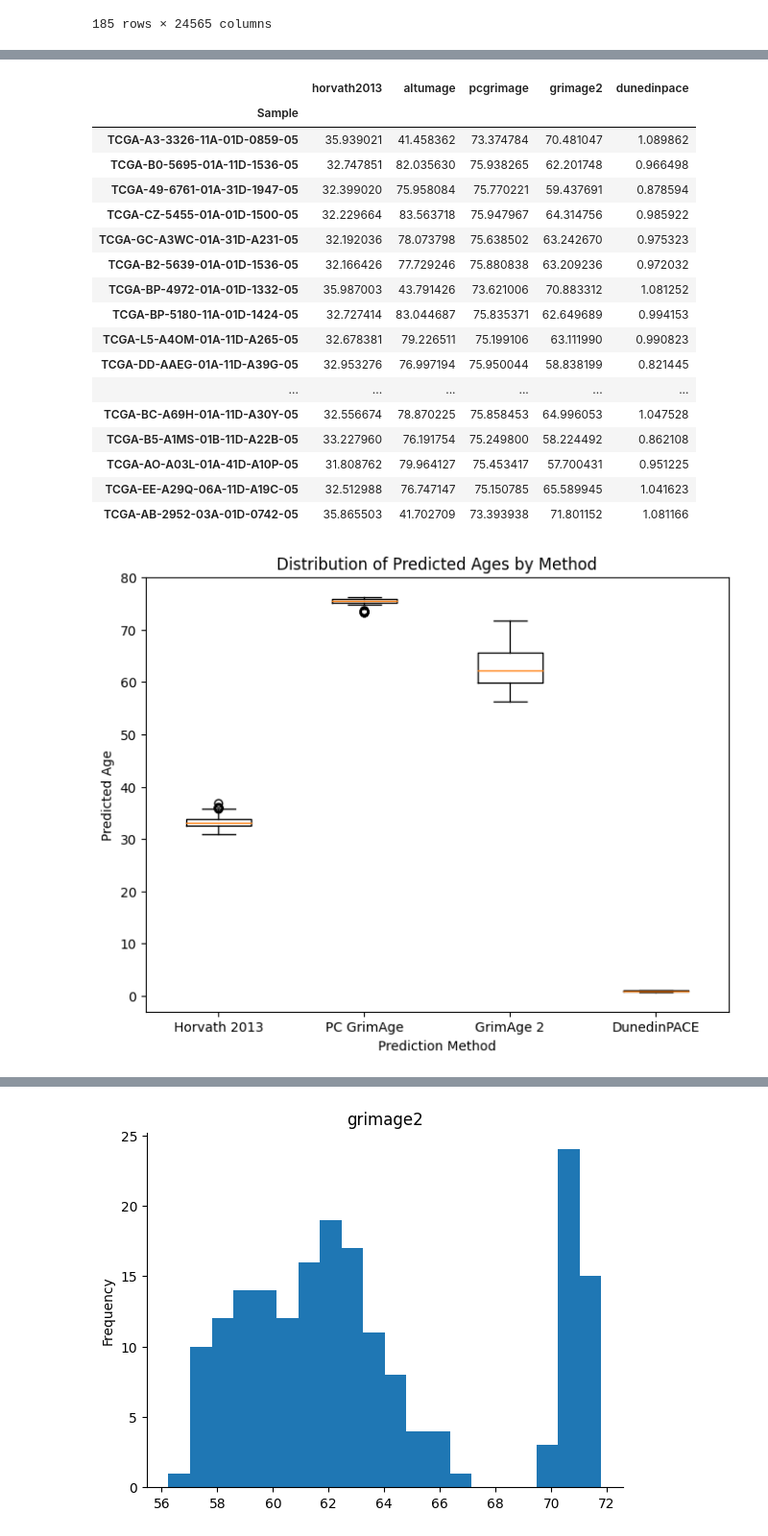
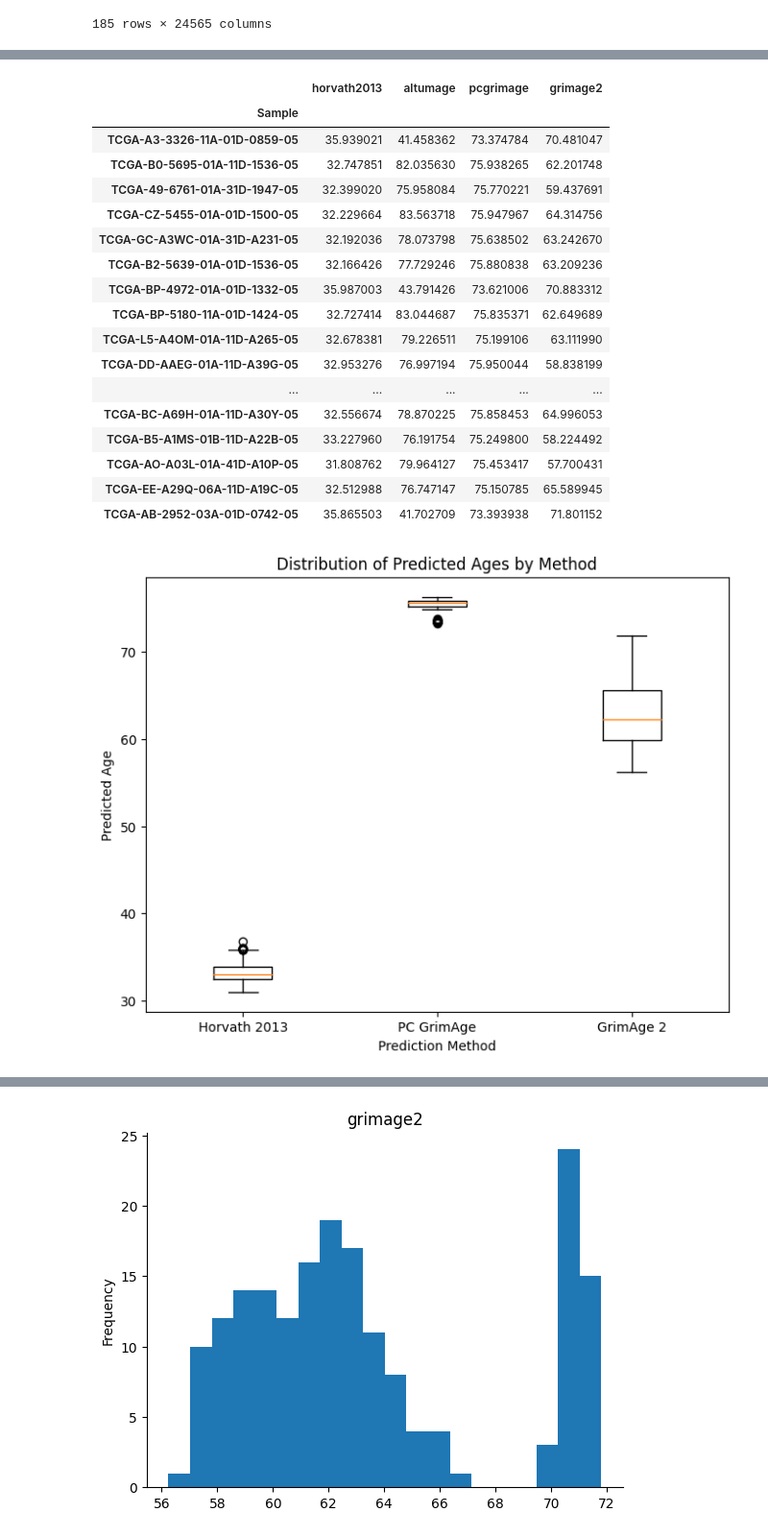
Before and after one commit to SohanAddagudi/cmu_hacks_cancer, a Jupyter notebook: HackCMU.ipynb, the cells around one changed output, grey strips where cells are left out. Shown: that part at 96% size. Drawn from its saved outputs; the diff is of its cells as text; code cells hidden in the pictures.

```diff
--- a/HackCMU.ipynb
+++ b/HackCMU.ipynb
@@ -526,3 +564,5 @@ Confidence for one sample: 0.336
+# %%
+df.drop(columns=['gender', 'tissue_type', 'dataset'], inplace=True)
 # %%
 #get column headers from another dataset
 df.head()
@@ -700,32 +715,32 @@ adataCancer.obs.head(20)
 dfAge = pd.DataFrame(adataCancer.obs)
 dfAge.head(20)
 # %% [output]
-|  | horvath2013 | altumage | pcgrimage | grimage2 | dunedinpace |
-| Sample |  |  |  |  |  |
-| TCGA-A3-3326-11A-01D-0859-05 | 35.939021 | 41.458362 | 73.374784 | 70.481047 | 1.089862 |
-| TCGA-B0-5695-01A-11D-1536-05 | 32.747851 | 82.035630 | 75.938265 | 62.201748 | 0.966498 |
-| TCGA-49-6761-01A-31D-1947-05 | 32.399020 | 75.958084 | 75.770221 | 59.437691 | 0.878594 |
-| TCGA-CZ-5455-01A-01D-1500-05 | 32.229664 | 83.563718 | 75.947967 | 64.314756 | 0.985922 |
-| TCGA-GC-A3WC-01A-31D-A231-05 | 32.192036 | 78.073798 | 75.638502 | 63.242670 | 0.975323 |
-| TCGA-B2-5639-01A-01D-1536-05 | 32.166426 | 77.729246 | 75.880838 | 63.209236 | 0.972032 |
-| TCGA-BP-4972-01A-01D-1332-05 | 35.987003 | 43.791426 | 73.621006 | 70.883312 | 1.081252 |
-| TCGA-BP-5180-11A-01D-1424-05 | 32.727414 | 83.044687 | 75.835371 | 62.649689 | 0.994153 |
-| TCGA-L5-A4OM-01A-11D-A265-05 | 32.678381 | 79.226511 | 75.199106 | 63.111990 | 0.990823 |
-| TCGA-DD-AAEG-01A-11D-A39G-05 | 32.953276 | 76.997194 | 75.950044 | 58.838199 | 0.821445 |
-| ... | ... | ... | ... | ... | ... |
-| TCGA-BC-A69H-01A-11D-A30Y-05 | 32.556674 | 78.870225 | 75.858453 | 64.996053 | 1.047528 |
-| TCGA-B5-A1MS-01B-11D-A22B-05 | 33.227960 | 76.191754 | 75.249800 | 58.224492 | 0.862108 |
-| TCGA-AO-A03L-01A-41D-A10P-05 | 31.808762 | 79.964127 | 75.453417 | 57.700431 | 0.951225 |
-| TCGA-EE-A29Q-06A-11D-A19C-05 | 32.512988 | 76.747147 | 75.150785 | 65.589945 | 1.041623 |
-| TCGA-AB-2952-03A-01D-0742-05 | 35.865503 | 41.702709 | 73.393938 | 71.801152 | 1.081166 |
+|  | horvath2013 | altumage | pcgrimage | grimage2 |
+| Sample |  |  |  |  |
+| TCGA-A3-3326-11A-01D-0859-05 | 35.939021 | 41.458362 | 73.374784 | 70.481047 |
+| TCGA-B0-5695-01A-11D-1536-05 | 32.747851 | 82.035630 | 75.938265 | 62.201748 |
+| TCGA-49-6761-01A-31D-1947-05 | 32.399020 | 75.958084 | 75.770221 | 59.437691 |
+| TCGA-CZ-5455-01A-01D-1500-05 | 32.229664 | 83.563718 | 75.947967 | 64.314756 |
+| TCGA-GC-A3WC-01A-31D-A231-05 | 32.192036 | 78.073798 | 75.638502 | 63.242670 |
+| TCGA-B2-5639-01A-01D-1536-05 | 32.166426 | 77.729246 | 75.880838 | 63.209236 |
+| TCGA-BP-4972-01A-01D-1332-05 | 35.987003 | 43.791426 | 73.621006 | 70.883312 |
+| TCGA-BP-5180-11A-01D-1424-05 | 32.727414 | 83.044687 | 75.835371 | 62.649689 |
+| TCGA-L5-A4OM-01A-11D-A265-05 | 32.678381 | 79.226511 | 75.199106 | 63.111990 |
+| TCGA-DD-AAEG-01A-11D-A39G-05 | 32.953276 | 76.997194 | 75.950044 | 58.838199 |
+| ... | ... | ... | ... | ... |
+| TCGA-BC-A69H-01A-11D-A30Y-05 | 32.556674 | 78.870225 | 75.858453 | 64.996053 |
+| TCGA-B5-A1MS-01B-11D-A22B-05 | 33.227960 | 76.191754 | 75.249800 | 58.224492 |
+| TCGA-AO-A03L-01A-41D-A10P-05 | 31.808762 | 79.964127 | 75.453417 | 57.700431 |
+| TCGA-EE-A29Q-06A-11D-A19C-05 | 32.512988 | 76.747147 | 75.150785 | 65.589945 |
+| TCGA-AB-2952-03A-01D-0742-05 | 35.865503 | 41.702709 | 73.393938 | 71.801152 |
 # %%
 # @title Distribution of Predicted Ages by Method
 
 import matplotlib.pyplot as plt
 plt.figure(figsize=(8, 6))
-plt.boxplot([dfAge['horvath2013'], dfAge['pcgrimage'], dfAge['grimage2'], dfAge['dunedinpace']], labels=['Horvath 2013', 'PC GrimAge', 'GrimAge 2', 'DunedinPACE'])
+plt.boxplot([dfAge['horvath2013'], dfAge['pcgrimage'], dfAge['grimage2']], labels=['Horvath 2013', 'PC GrimAge', 'GrimAge 2'])
 plt.xlabel('Prediction Method')
 plt.ylabel('Predicted Age')
 _ = plt.title('Distribution of Predicted Ages by Method')
 # %% [output]
-[figure, old version]
+[figure, new version]
```
Also changed, not shown: parts of 37 cells of this notebook.
